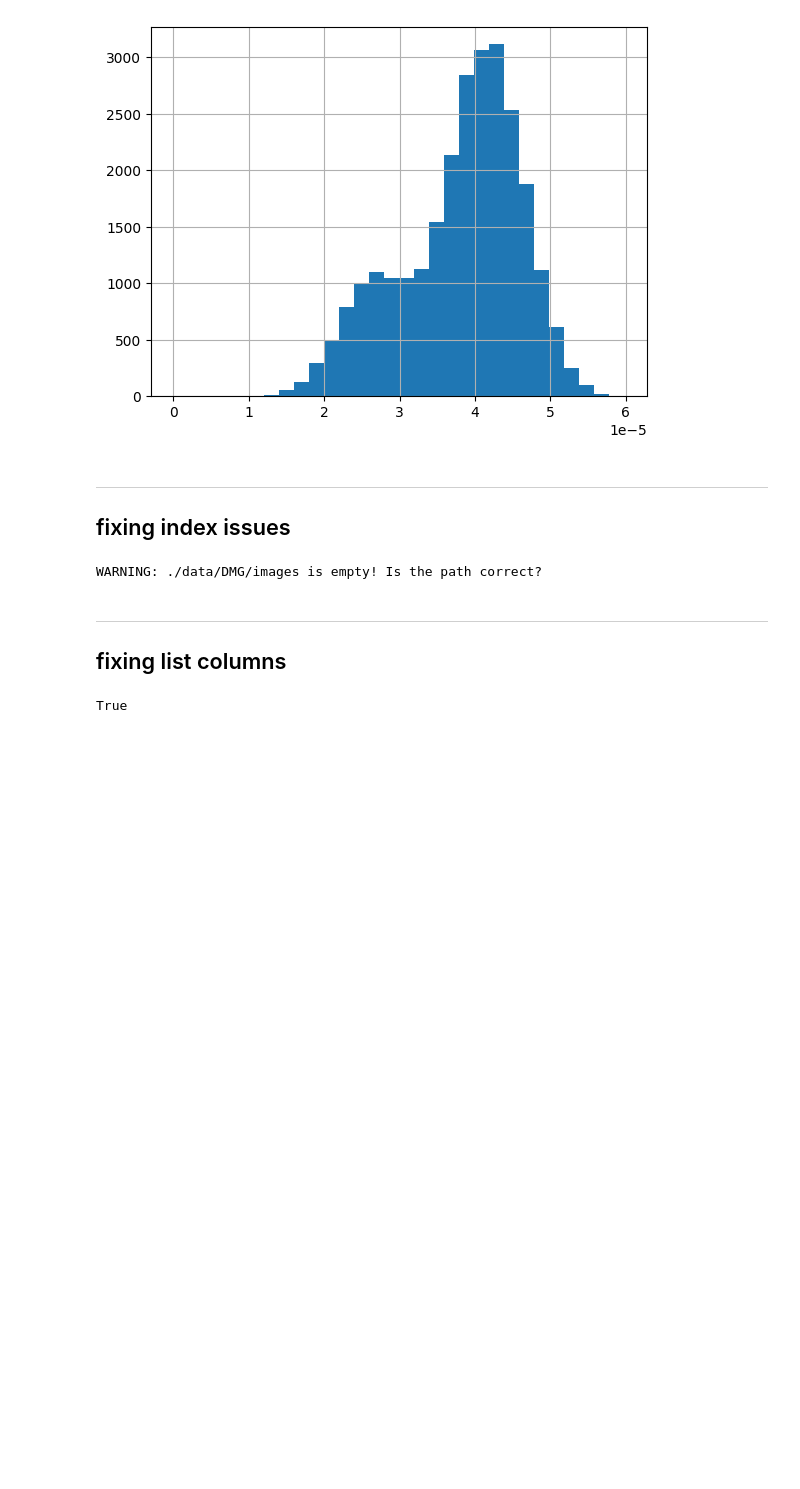
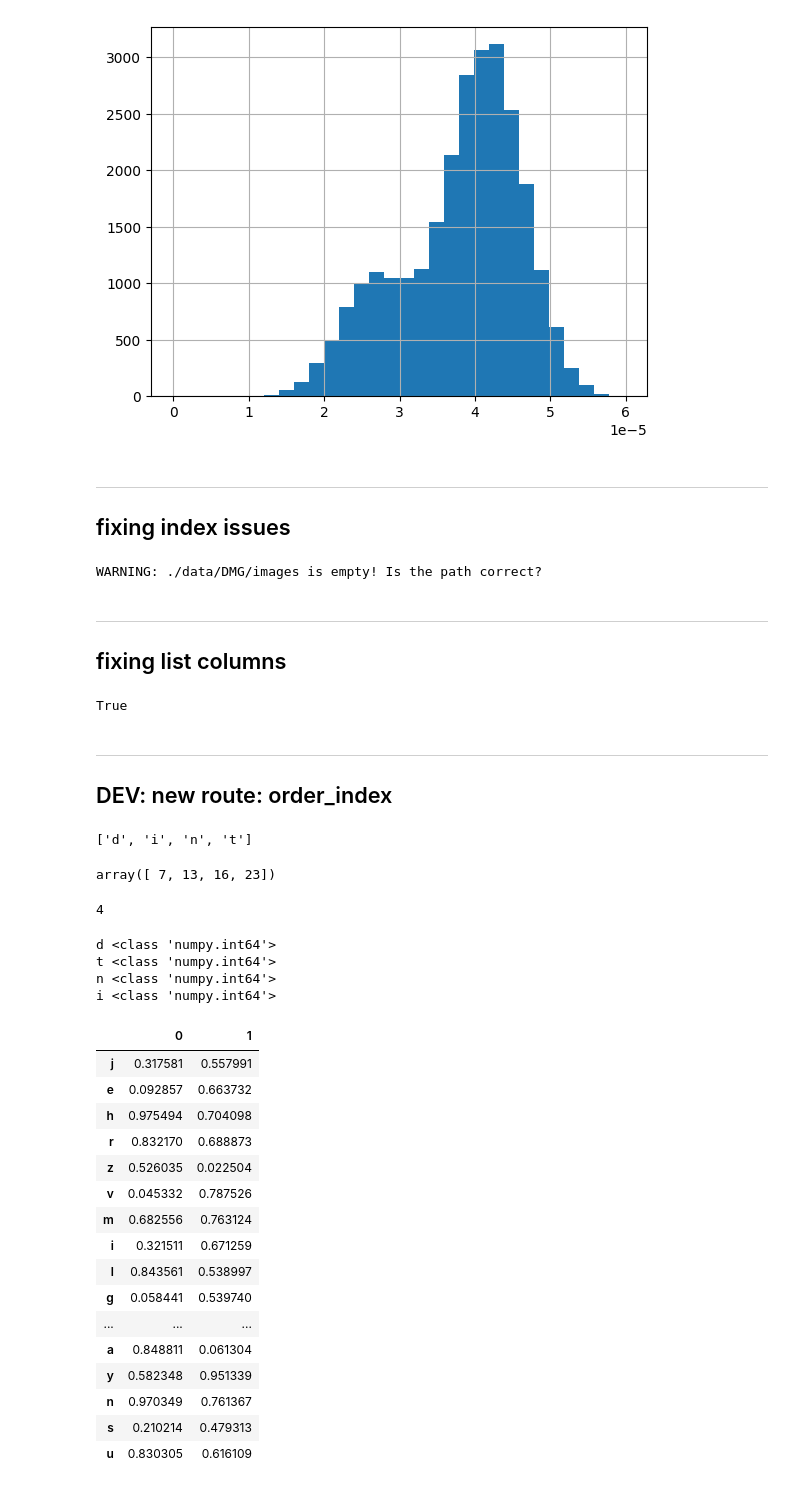
Before and after one commit to serendipity-searcher/web_backend, a Jupyter notebook: dev.ipynb, the cells around one changed output. Drawn from its saved outputs; the diff is of its cells as text; code cells hidden in the pictures; blank space fills up the shorter version.

```diff
--- a/dev.ipynb
+++ b/dev.ipynb
@@ -356,3 +365,59 @@ mkg.material_label.fillna("").apply(join_lists)
 "objectname_label" in mkg.coll.list_cols
 # %% [output]
 True
+# %% [markdown]
+---
+## DEV: new route: order_index
+# %%
+import string
+df = pd.DataFrame(np.random.random((26, 2)), index=list(string.ascii_lowercase)).sample(26)
+
+
+rand_inds = np.random.choice(list(string.ascii_lowercase), 4, replace=False)
+print(sorted(rand_inds))
+
+df.index.isin(sorted(rand_inds)).nonzero()[0]
+# %% [output]
+['d', 'i', 'n', 't']
+array([ 7, 13, 16, 23])
+# %%
+bools = df.index.isin(sorted(rand_inds))
+
+if bools.sum() < len(rand_inds):
+    raise ValueError("some of the given object numbers are not in the index!")
+
+if bools.sum() > len(rand_inds):
+    raise ValueError("DUPLICATES!?!?! (this should not happen)")
+
+bools.nonzero()[0]
+# %% [output]
+4
+# %%
+inds = {}
+for i in rand_inds:
+    print(i, type((df.index == i).nonzero()[0][0]))
+# %% [output]
+d <class 'numpy.int64'>
+t <class 'numpy.int64'>
+n <class 'numpy.int64'>
+i <class 'numpy.int64'>
+# %%
+df
+# %% [output]
+|  | 0 | 1 |
+| j | 0.317581 | 0.557991 |
+| e | 0.092857 | 0.663732 |
+| h | 0.975494 | 0.704098 |
+| r | 0.832170 | 0.688873 |
+| z | 0.526035 | 0.022504 |
+| v | 0.045332 | 0.787526 |
+| m | 0.682556 | 0.763124 |
+| i | 0.321511 | 0.671259 |
+| l | 0.843561 | 0.538997 |
+| g | 0.058441 | 0.539740 |
+| ... | ... | ... |
+| a | 0.848811 | 0.061304 |
+| y | 0.582348 | 0.951339 |
+| n | 0.970349 | 0.761367 |
+| s | 0.210214 | 0.479313 |
+| u | 0.830305 | 0.616109 |
```
Also changed, not shown: parts of 3 cells of this notebook, 2 other files.
